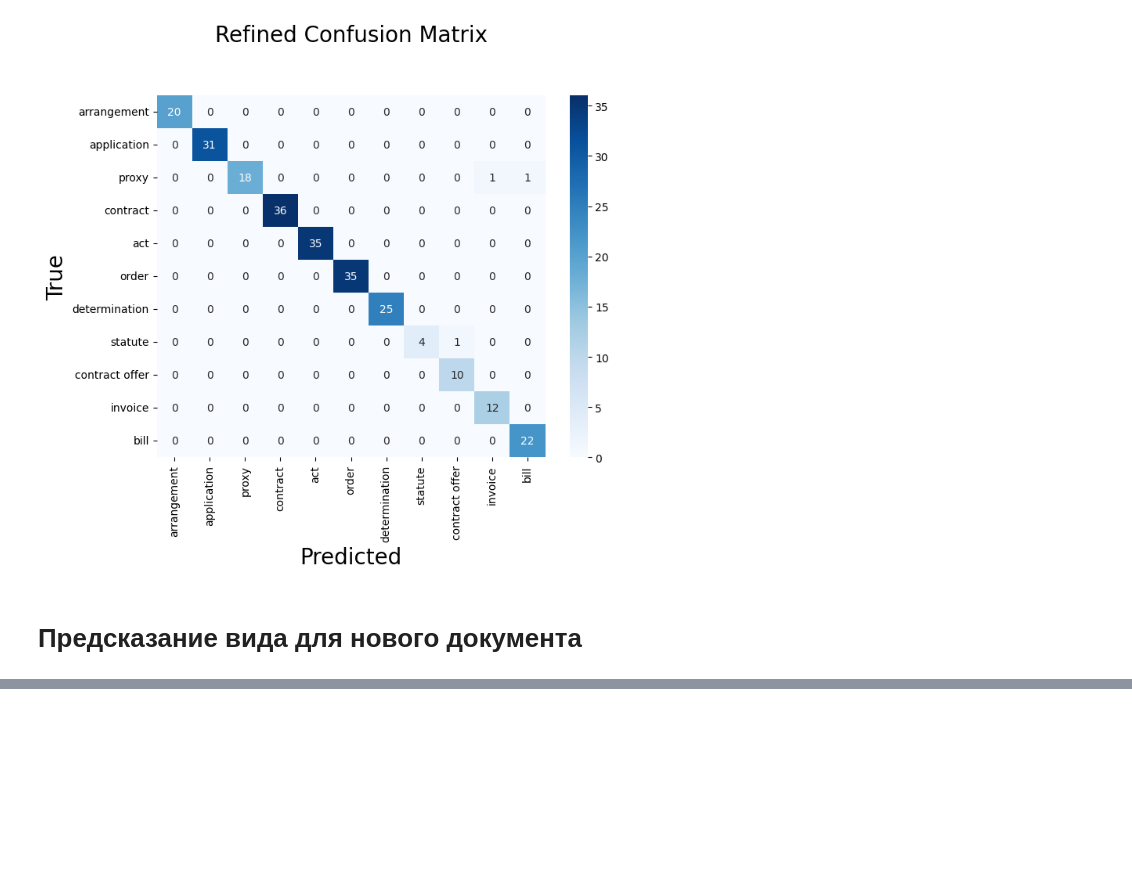
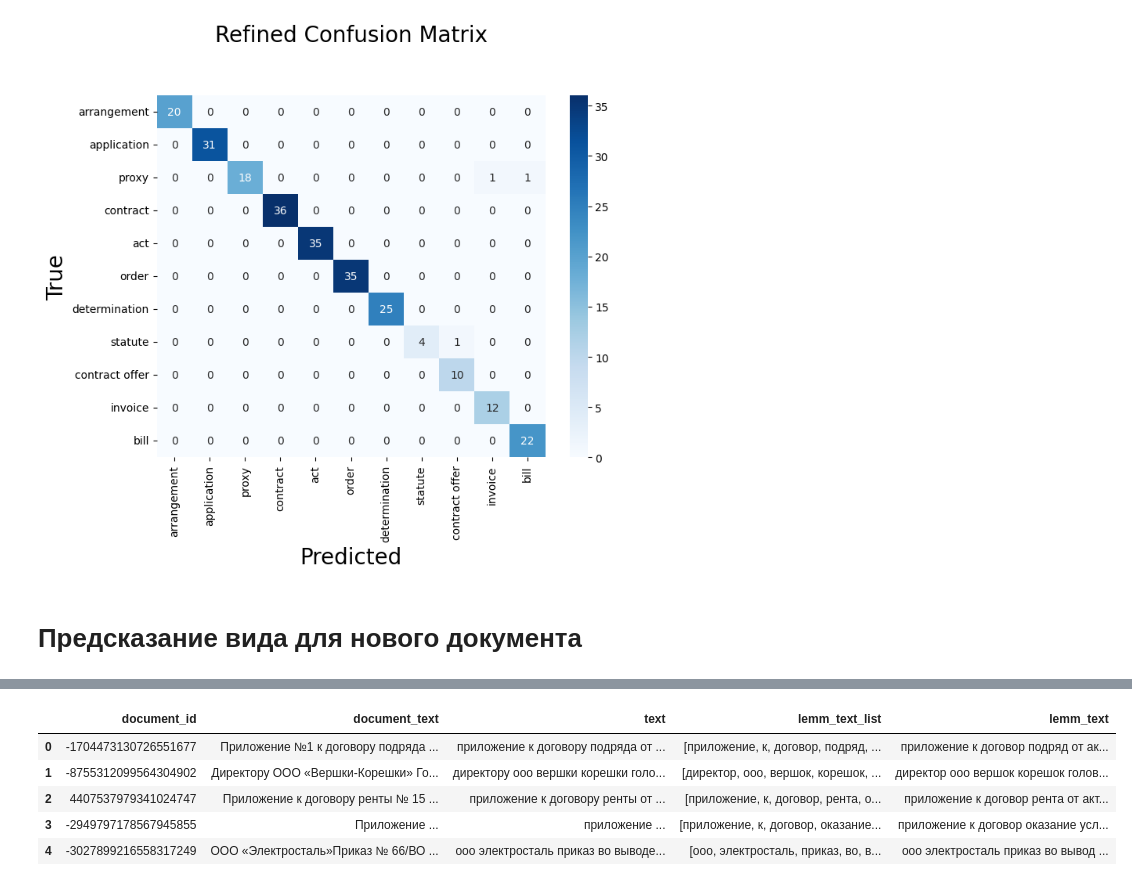
Before and after one commit to RuslanLat/arbitration, a Jupyter notebook: eda/model.ipynb, the cells around one changed output, grey strips where cells are left out. Drawn from its saved outputs; the diff is of its cells as text; code cells hidden in the pictures; blank space fills up the shorter version.

```diff
--- a/eda/model.ipynb
+++ b/eda/model.ipynb
@@ -60,3 +60,6 @@ df.head()
 | 2 | arrangement | соглашение о реструктуризации зад... | ['соглашение', 'о', 'реструктуриз... | соглашение о реструктуризация зад... |
 | 3 | arrangement | дополнительное соглашение к догов... | ['дополнительный', 'соглашение', ... | дополнительный соглашение к догов... |
 | 4 | arrangement | соглашение о расторжении договора... | ['соглашение', 'о', 'расторжение'... | соглашение о расторжение договор ... |
+# %%
+test = pd.read_csv("../data/test/dataset.csv", sep="|")
+test.head()
@@ -228,0 +248,18 @@ labels[str(class_number)]
+# %%
+# инициализация элемента класса Mystem() для последующей лемматизации текста на русском языке
+m = Mystem()
+# %%
+# функция для лемматизации текста
+def lemmatize(text):
+
+    return [i for i in m.lemmatize(text) if len(i.strip()) > 0]
+# %%
+%%time
+# формирование столбца 'text' - текстового содержания документа в нижнем регистре
+test["text"] = test["document_text"].apply(lambda x: x.lower())
+# в тексте документа оставляем только кириллицу
+test["text"] = test["text"].apply(lambda x: re.sub("[^а-яА-ЯёЁ]", " ", x))
+# лемматизируем текст документа из столбца 'text' и формируем столбец 'lemm_text_list' - список лемматизированных слов документа
+test["lemm_text_list"] = test["text"].apply(lemmatize)
+# формируем столбец 'lemm_text' - лемматизированный тест договора
+test["lemm_text"] = test["lemm_text_list"].apply(lambda x: ' '.join(x))
@@ -228,0 +269,9 @@ labels[str(class_number)]
+# %%
+test.head()
+# %% [output]
+|  | document_id | document_text | text | lemm_text_list | lemm_text |
+| 0 | -1704473130726551677 | Приложение №1 к договору подряда ... | приложение к договору подряда от ... | [приложение, к, договор, подряд, ... | приложение к договор подряд от ак... |
+| 1 | -8755312099564304902 | Директору ООО «Вершки-Корешки» Го... | директору ооо вершки корешки голо... | [директор, ооо, вершок, корешок, ... | директор ооо вершок корешок голов... |
+| 2 | 4407537979341024747 | Приложение к договору ренты № 15 ... | приложение к договору ренты от ... | [приложение, к, договор, рента, о... | приложение к договор рента от акт... |
+| 3 | -2949797178567945855 | Приложение ... | приложение ... | [приложение, к, договор, оказание... | приложение к договор оказание усл... |
+| 4 | -3027899216558317249 | ООО «Электросталь»Приказ № 66/ВО ... | ооо электросталь приказ во выводе... | [ооо, электросталь, приказ, во, в... | ооо электросталь приказ во вывод ... |
```
Also changed, not shown: parts of 21 cells of this notebook, 5 other files.
